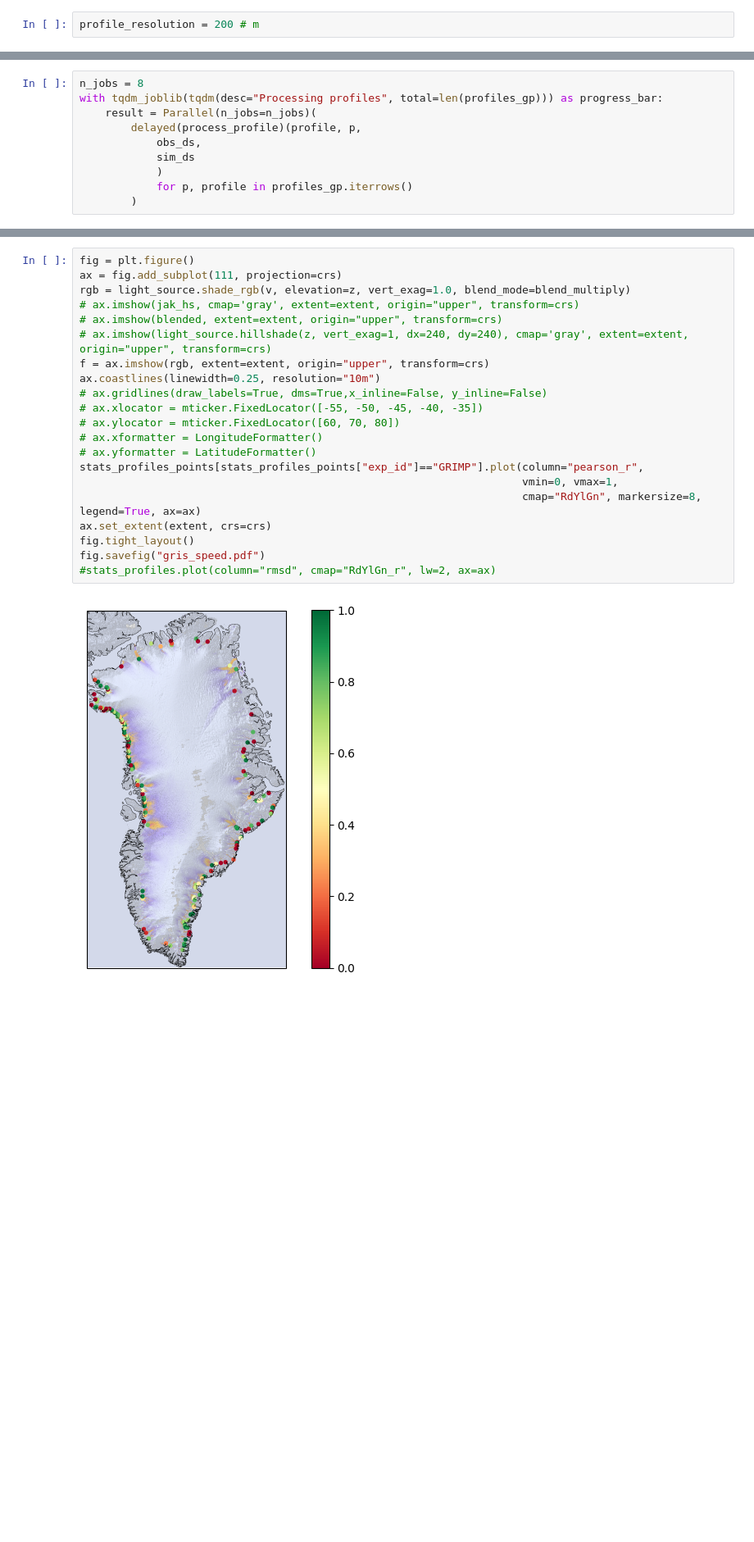
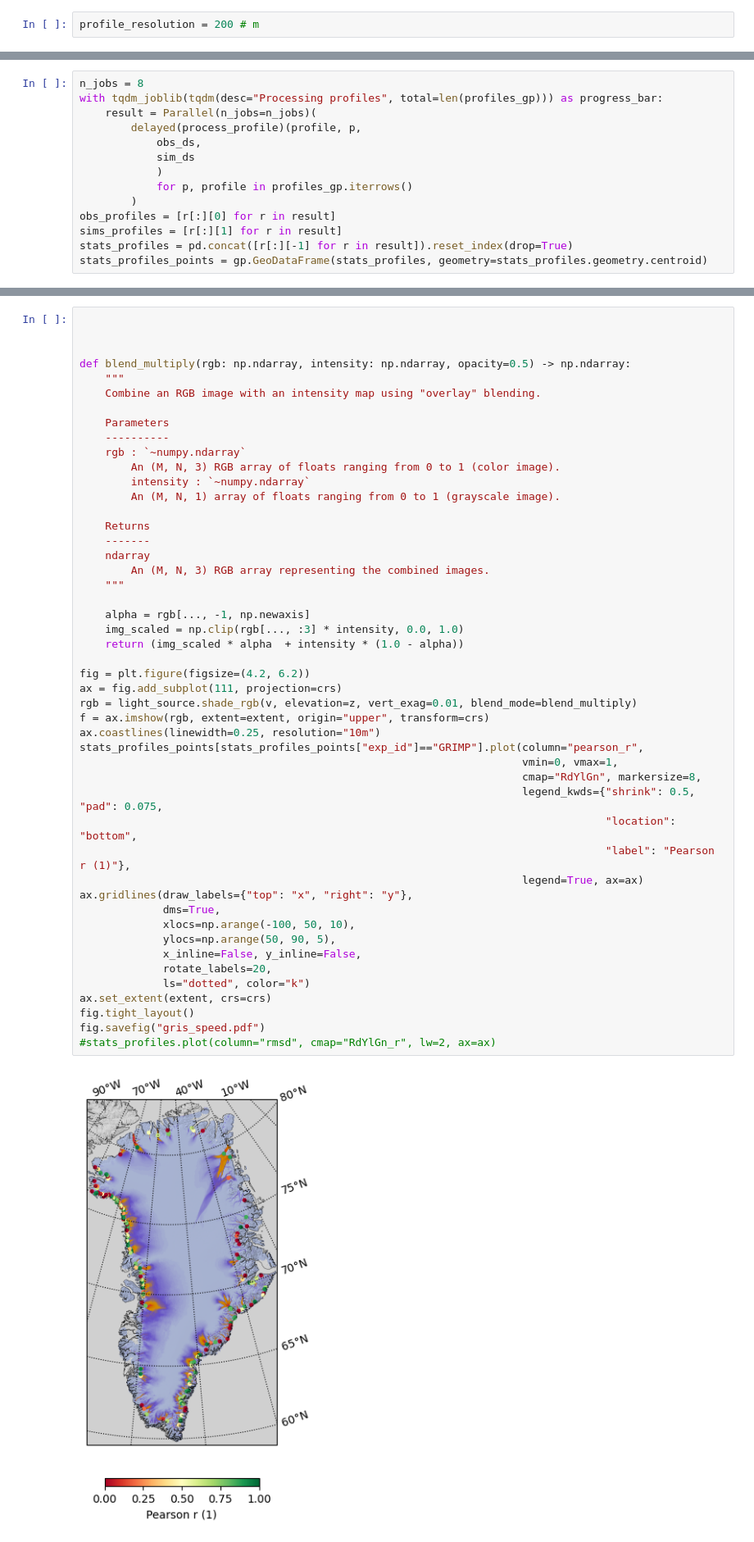
Before and after one commit to pism/glacier-flow-tools, a Jupyter notebook: notebooks/profile_analysis.ipynb, the cells around one changed output, grey strips where cells are left out. Shown: that part at 82% size. Cells and saved outputs as stored; diff of their text form; blank space fills up the shorter version.

```diff
--- a/notebooks/profile_analysis.ipynb
+++ b/notebooks/profile_analysis.ipynb
@@ -68,3 +58,7 @@ with tqdm_joblib(tqdm(desc="Processing profiles", total=len(profiles_gp))) as pr
             )
             for p, profile in profiles_gp.iterrows()
         )
+obs_profiles = [r[:][0] for r in result]
+sims_profiles = [r[:][1] for r in result]
+stats_profiles = pd.concat([r[:][-1] for r in result]).reset_index(drop=True)
+stats_profiles_points = gp.GeoDataFrame(stats_profiles, geometry=stats_profiles.geometry.centroid)
@@ -164,25 +205,52 @@ nx, ny = gris_speed.shape
 
 #blended = blend_multiply(rgb[...,:3], jak_hs.to_numpy().reshape(nx, ny, 1))
 # %%
-fig = plt.figure()
+
+
+
+def blend_multiply(rgb: np.ndarray, intensity: np.ndarray, opacity=0.5) -> np.ndarray:
+    """
+    Combine an RGB image with an intensity map using "overlay" blending.
+
+    Parameters
+    ----------
+    rgb : `~numpy.ndarray`
+        An (M, N, 3) RGB array of floats ranging from 0 to 1 (color image).
+        intensity : `~numpy.ndarray`
+        An (M, N, 1) array of floats ranging from 0 to 1 (grayscale image).
+
+    Returns
+    -------
+    ndarray
+        An (M, N, 3) RGB array representing the combined images.
+    """
+
+    alpha = rgb[..., -1, np.newaxis]
+    img_scaled = np.clip(rgb[..., :3] * intensity, 0.0, 1.0)
+    return (img_scaled * alpha  + intensity * (1.0 - alpha))
+
+fig = plt.figure(figsize=(4.2, 6.2))
 ax = fig.add_subplot(111, projection=crs)
-rgb = light_source.shade_rgb(v, elevation=z, vert_exag=1.0, blend_mode=blend_multiply)
-# ax.imshow(jak_hs, cmap='gray', extent=extent, origin="upper", transform=crs)
-# ax.imshow(blended, extent=extent, origin="upper", transform=crs)
-# ax.imshow(light_source.hillshade(z, vert_exag=1, dx=240, dy=240), cmap='gray', extent=extent, origin="upper", transform=crs)
+rgb = light_source.shade_rgb(v, elevation=z, vert_exag=0.01, blend_mode=blend_multiply)
 f = ax.imshow(rgb, extent=extent, origin="upper", transform=crs)
 ax.coastlines(linewidth=0.25, resolution="10m")
-# ax.gridlines(draw_labels=True, dms=True,x_inline=False, y_inline=False)
-# ax.xlocator = mticker.FixedLocator([-55, -50, -45, -40, -35])
-# ax.ylocator = mticker.FixedLocator([60, 70, 80])
-# ax.xformatter = LongitudeFormatter()
-# ax.yformatter = LatitudeFormatter()
 stats_profiles_points[stats_profiles_points["exp_id"]=="GRIMP"].plot(column="pearson_r",
                                                                      vmin=0, vmax=1,
-                                                                     cmap="RdYlGn", markersize=8, legend=True, ax=ax)
+                                                                     cmap="RdYlGn", markersize=8,
+                                                                     legend_kwds={"shrink": 0.5, "pad": 0.075,
+                                                                                  "location": "bottom",
+                                                                                  "label": "Pearson r (1)"},
+                                                                     legend=True, ax=ax)
+ax.gridlines(draw_labels={"top": "x", "right": "y"},
+             dms=True,
+             xlocs=np.arange(-100, 50, 10),
+             ylocs=np.arange(50, 90, 5),
+             x_inline=False, y_inline=False,
+             rotate_labels=20,
+             ls="dotted", color="k")
 ax.set_extent(extent, crs=crs)
 fig.tight_layout()
 fig.savefig("gris_speed.pdf")
 #stats_profiles.plot(column="rmsd", cmap="RdYlGn_r", lw=2, ax=ax)
 # %% [output]
-[figure, old version]
+[figure, new version]
```
Also changed, not shown: parts of 26 cells of this notebook, 5 other files.
